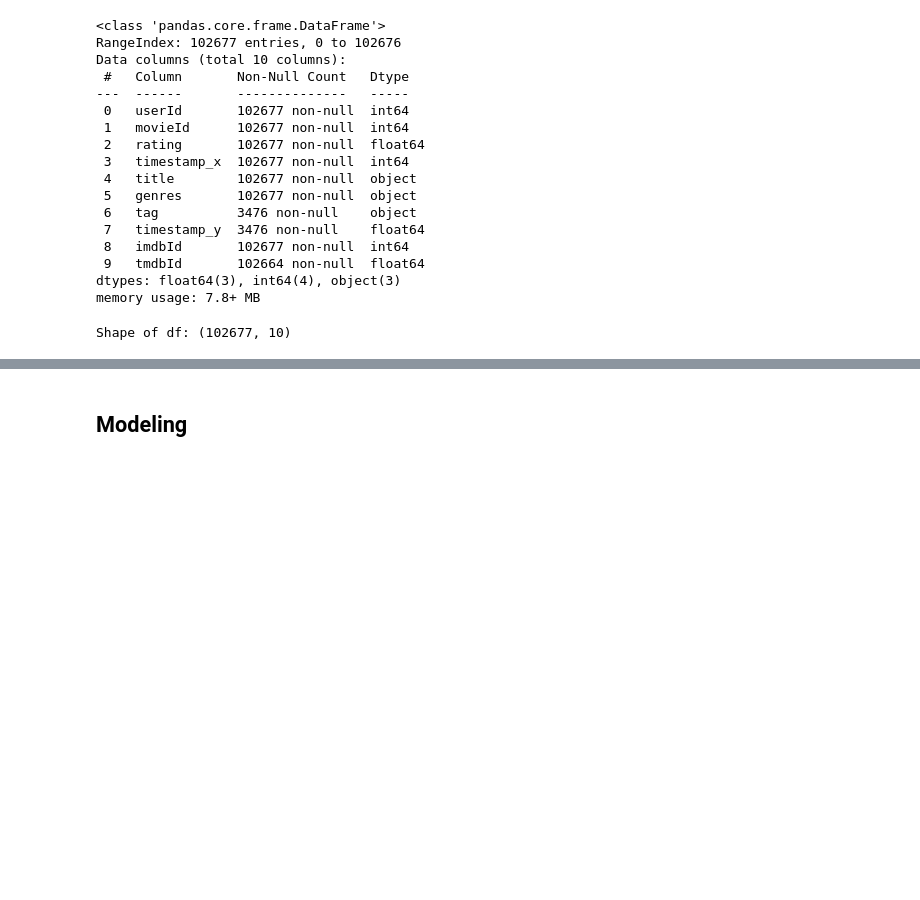
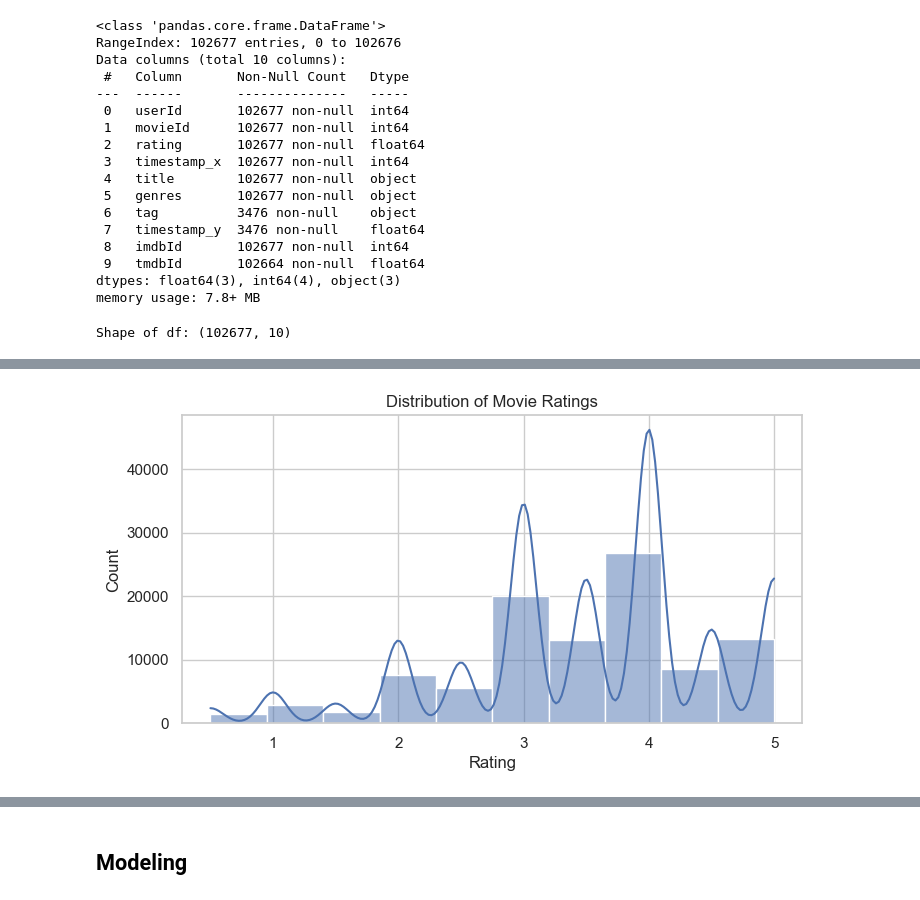
Before and after one commit to H-Rumenya/Group_2_P4_Project, a Jupyter notebook: phase4_project.ipynb, the cells around one changed output, grey strips where cells are left out. Cells and saved outputs as stored; diff of their text form; code cells hidden in the pictures; blank space fills up the shorter version.

Commit message:
update data preparation

```diff
--- a/phase4_project.ipynb
+++ b/phase4_project.ipynb
@@ -247,9 +227,6 @@ print("Shape of df:", df.shape)
 # %% [output]
 Shape of df: (102677, 10)
 # %%
-#  filter/validate timestamps in the dataset
-TS_MIN = int(datetime(1990, 1, 1, tzinfo=timezone.utc).timestamp())
-TS_MAX = int(datetime(2025, 12, 31, tzinfo=timezone.utc).timestamp())
-
-RATING_MIN, RATING_MAX, RATING_STEP = 0.5, 5.0, 0.5 #Range and granularity of ratings
+# Drop 'tag' and 'timestamp_y' columns
+df = df.drop(['tag', 'timestamp_y'], axis=1, errors='ignore')
 # %%
@@ -304,10 +252,18 @@ def sanitize_timestamp(ts: pd.Series) -> pd.Series:
 # %%
-# Clean up column names by removing leading and trailing whitespace from each column name
-df.columns = [c.strip() for c in df.columns]
+# One-hot encode 'genres' without splitting (treat each unique genre string as a category)
+df = pd.get_dummies(df, columns=['genres'], prefix='genre')# Feature engineering: extract year from title if present
+df['year'] = df['title'].str.extract(r'\((\d{4})\)').fillna(0).astype(int)
+# Feature: number of ratings per movie (popularity)
+movie_rating_count = df.groupby('movieId')['rating'].transform('count')
+df['movie_rating_count'] = movie_rating_count
+
+# Feature: average rating per movie
+movie_avg_rating = df.groupby('movieId')['rating'].transform('mean')
+df['movie_avg_rating'] = movie_avg_rating
+
+# Feature: user average rating
+user_avg_rating = df.groupby('userId')['rating'].transform('mean')
+df['user_avg_rating'] = user_avg_rating
 # %%
-# Checks if the column "genres" exists in the DataFrame.If it does, it applies the fix_genres() function to clean and normalize the genre strings
-#(e.g., replacing newlines with |, removing extra spaces, collapsing repeated separators)
-if "genres" in df.columns:
-    df["genres"] = fix_genres(df["genres"])
-else:
-    df["genres"] = ""
+# Show the processed dataframe info
+df.info()
@@ -317,6 +286,10 @@ df = df.drop_duplicates()
 # %%
-# Loop through a list of column names that typically represent unique identifiers for users and movies.Check if each column exists in the DataFrame.
-#If it does:converts the column to numeric values.Non-numeric entries are replaced with NaN
-for col in ["userId", "movieId", "imdbId", "tmdbId"]:
-    if col in df.columns:
-        df[col] = pd.to_numeric(df[col], errors="coerce").astype("Int64")
+# Distribution of Ratings
+plt.figure(figsize=(8,4))
+sns.histplot(df['rating'], bins=10, kde=True)
+plt.title('Distribution of Movie Ratings')
+plt.xlabel('Rating')
+plt.ylabel('Count')
+plt.show()
+# %% [output]
+[figure, added]
```
Also changed, not shown: parts of 26 cells of this notebook.
